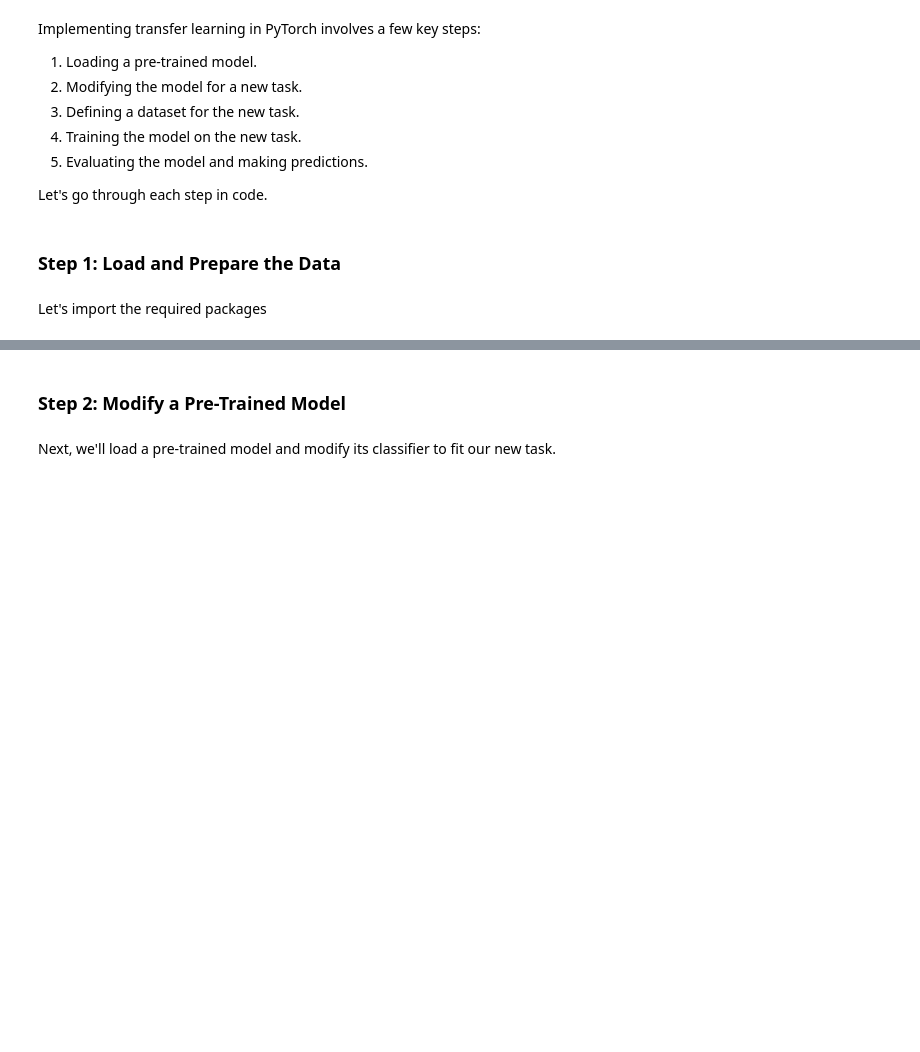
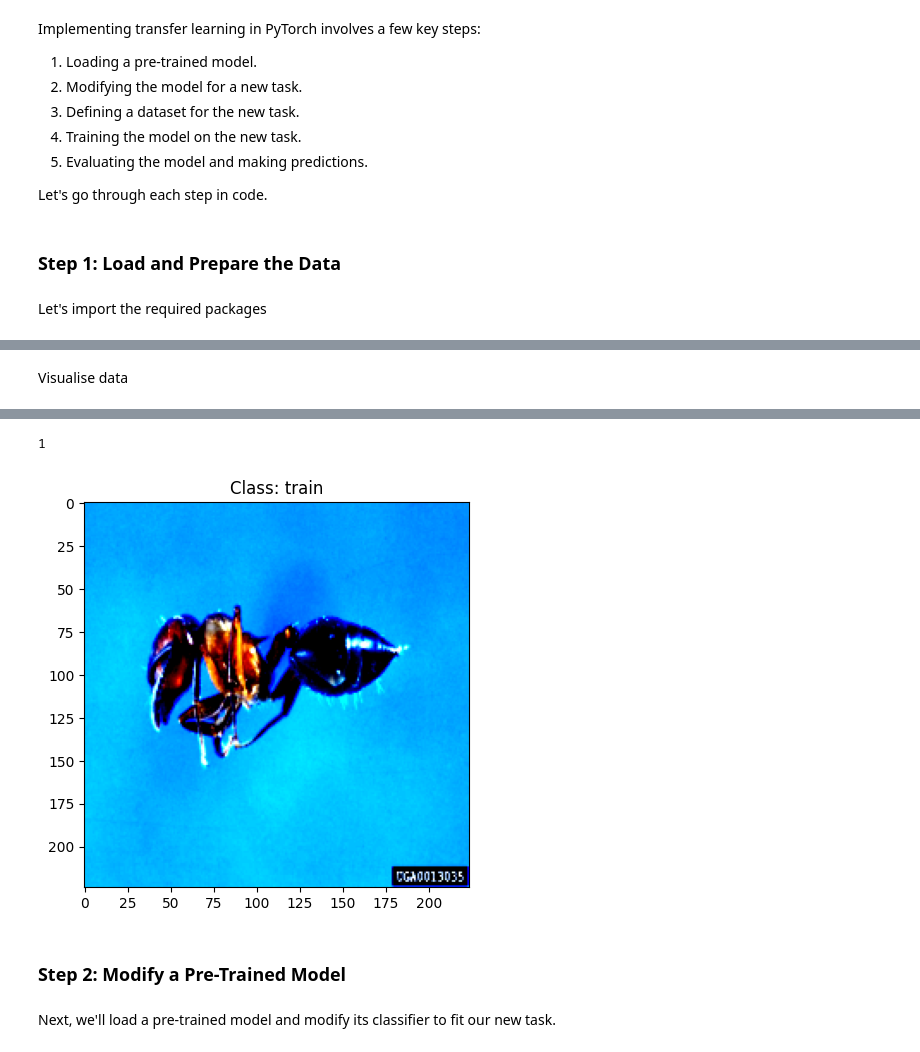
Before and after one commit to arkeodev/pytorch, a Jupyter notebook: Transfer_Learning/transfer_learning.ipynb, the cells around one changed output, grey strips where cells are left out. Cells and saved outputs as stored; diff of their text form; code cells hidden in the pictures; blank space fills up the shorter version.

```diff
--- a/Transfer_Learning/transfer_learning.ipynb
+++ b/Transfer_Learning/transfer_learning.ipynb
@@ -269,0 +277,33 @@ FileNotFoundError: Couldn't find any class folder in ./data/train.
+# %% [markdown]
+Visualise data
+# %%
+from PIL import Image
+import matplotlib.pyplot as plt
+import os
+import numpy as np
+
+# Function to visualize a single instance
+def imshow(img, title):
+    """Function to show an image"""
+    npimg = img.numpy()
+    plt.figure(figsize=(5, 5))
+    plt.imshow(np.transpose(npimg, (1, 2, 0)))
+    plt.title(title)
+    plt.show()
+
+# Get a sample image from each class from the training set
+class_names = train_dataset.classes
+num_classes = len(class_names)
+print(num_classes)
+samples_per_class = 1
+
+for class_idx, class_name in enumerate(class_names):
+    # Find a sample image for each class
+    for i in range(samples_per_class):
+        # Get the index of the sample image
+        img_idx = [idx for idx, label in enumerate(train_dataset.targets) if label == class_idx][i]
+
+        # Display the image
+        img = train_dataset[img_idx][0]
+        imshow(img, title=f"Class: {class_name}")
+# %% [output]
@@ -270,3 +311,5 @@ FileNotFoundError: Couldn't find any class folder in ./data/train.
+1
+[figure, added]
 # %% [markdown]
 ### Step 2: Modify a Pre-Trained Model
 # %% [markdown]
```
Also changed, not shown: parts of 5 cells of this notebook.
